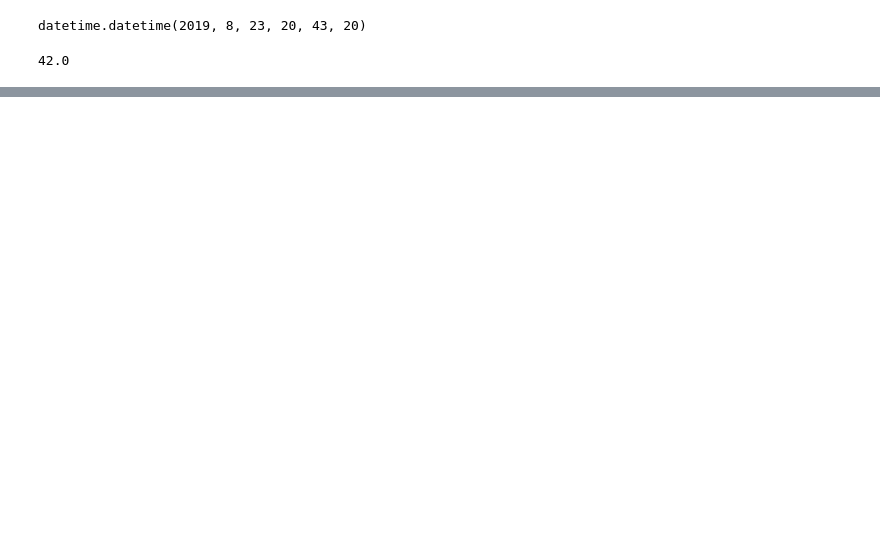
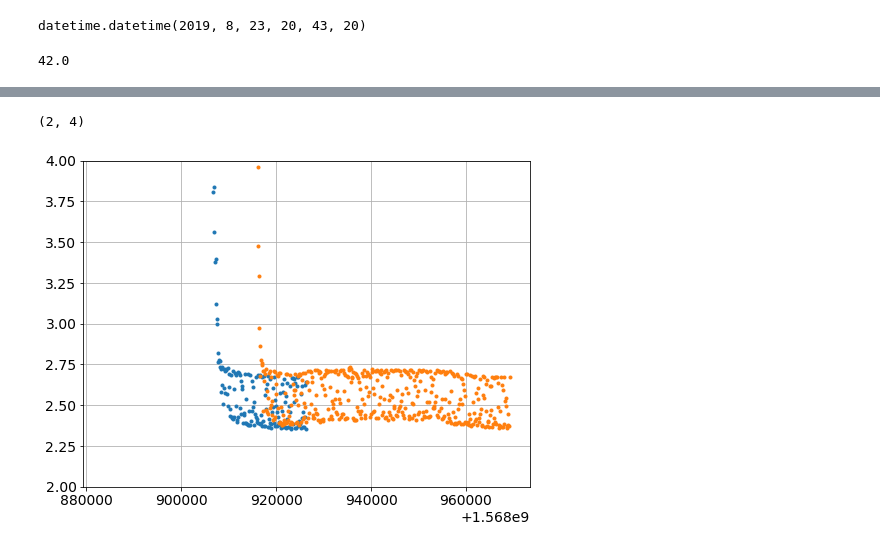
Before and after one commit to NanoExplorer/Zeus2-cycle-box, a Jupyter notebook: thermometry playground.ipynb, the cells around one changed output, grey strips where cells are left out. Cells and saved outputs as stored; diff of their text form; code cells hidden in the pictures; blank space fills up the shorter version.

```diff
--- a/thermometry playground.ipynb
+++ b/thermometry playground.ipynb
@@ -72,0 +105,14 @@ datetime.datetime(2019, 8, 23, 20, 43, 20)
+# %%
+temps = np.array(t1.sensors['4WIRE'][3])
+temps2 = np.array(t2.sensors['4WIRE'][3])
+startnum=0
+endnum=-1
+plot(temps[startnum:endnum,0]-.001e9-31000,temps[startnum:endnum,1],'.')
+plot(temps2[startnum:endnum,0],temps2[startnum:endnum,1],'.')
+print(datetime.fromtimestamp(temps[startnum,0]))
+print(datetime.fromtimestamp(temps[endnum,0]))
+#print(datetime.fromtimestamp(min(temps[:,0])))
+print(np.std(temps[startnum:endnum,1]))
+grid()
+ylim(2,4)
+# %% [output]
@@ -72,0 +122,2 @@ datetime.datetime(2019, 8, 23, 20, 43, 20)
+(2, 4)
+[figure, added]
```
Also changed, not shown: parts of 9 cells of this notebook, 5 other files.
